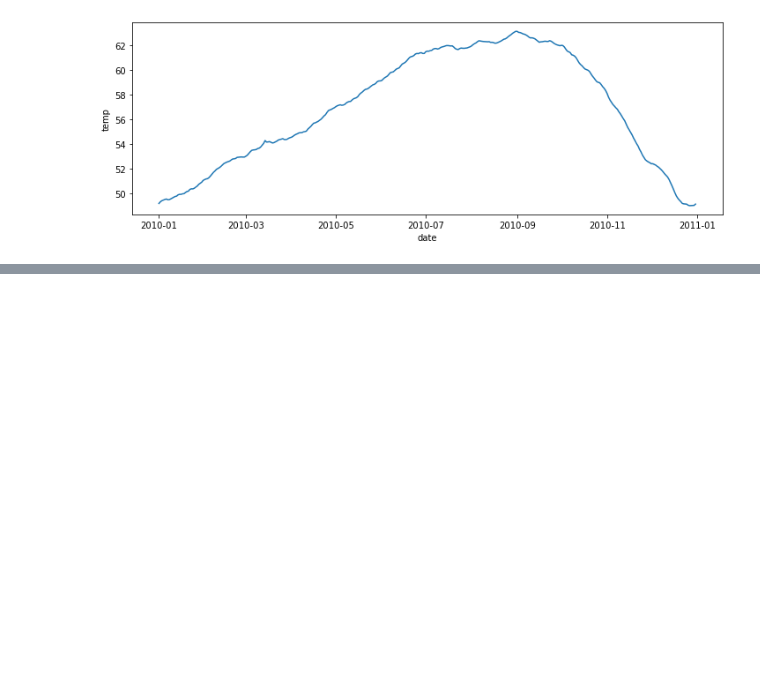
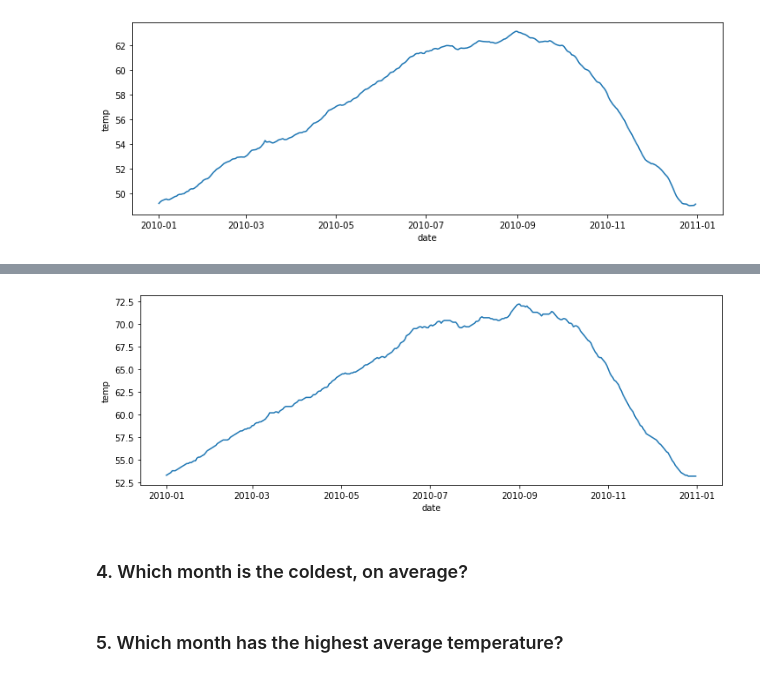
Before and after one commit to KristineCabanela/time-series-exercises, a Jupyter notebook: timeseries.data.ipynb, the cells around one changed output, grey strips where cells are left out. Saved outputs shown, nothing was run; the diff lists cells and outputs as text; code cells hidden in the pictures; blank space fills up the shorter version.

```diff
--- a/timeseries.data.ipynb
+++ b/timeseries.data.ipynb
@@ -70,0 +96,10 @@ plt.show()
+# %%
+plt.figure(figsize=(12,4))
+sns.lineplot(data=dfmax , x=dfmax.index, y='temp')
+plt.show()
+# %% [output]
+[figure, added]
+# %% [markdown]
+### 4. Which month is the coldest, on average?
+# %% [markdown]
+### 5. Which month has the highest average temperature?
```
Also changed, not shown: parts of 7 cells of this notebook.
